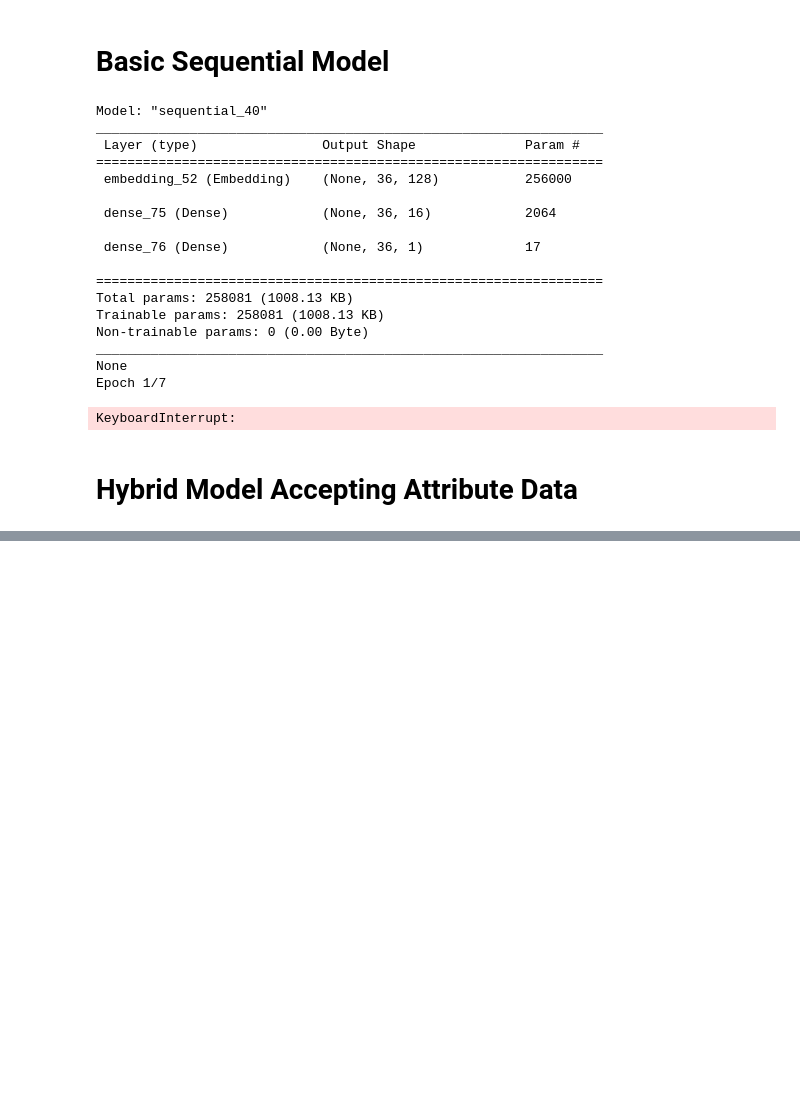
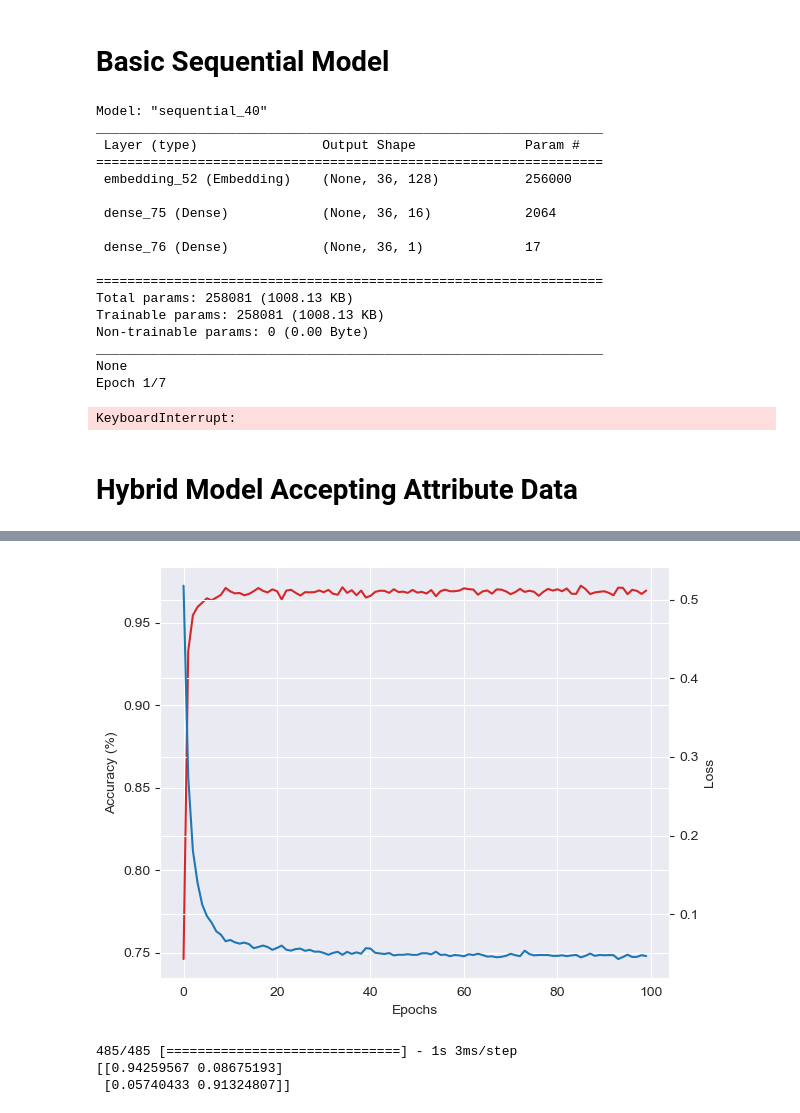
Before and after one commit to Jamie-n/Masters-Group-Project, a Jupyter notebook: model_train.ipynb, the cells around one changed output, grey strips where cells are left out. Drawn from its saved outputs; the diff is of its cells as text; code cells hidden in the pictures; blank space fills up the shorter version.

```diff
--- a/model_train.ipynb
+++ b/model_train.ipynb
@@ -80,8 +73,10 @@ mp.show()
 stop = stopwords.words('english')
 
 df = pd.read_csv("./datasets/train2Data.csv", encoding="utf-8", sep=',')
+df = df.sample(frac=1).reset_index(drop=True)
 
 df.rename(columns={'Tweets': 'text', ' Label': 'label'}, inplace=True)
+
 df['Message Size'] = df['text'].apply(lambda x: len(x))
 
 #Remove stopwords from the dataset
@@ -127,7 +122,7 @@ for index, row in df.iterrows():
     df.at[index, 'negative'] = sentiment['neg']
     df.at[index, 'neutral'] = sentiment['neu']
     df.at[index, 'positive'] = sentiment['pos']
-    df.at[index, 'compound'] = sentiment['compound']
+    #df.at[index, 'compound'] = sentiment['compound']
 # %% [output]
 Getting Fear
 Getting Anger
@@ -141,0 +148,6 @@ Getting Joy
+# %%
+##Split dataframe into testing and validation to ensure no leakage
+testing_dataframe = df.iloc[:10000]
+training_dataframe = df.iloc[10000:]
+
+testing_dataframe
@@ -273,3 +273,0 @@ _________________________________________________________________
-# %%
-H = model.fit(x=[X_train, X_train_attr], y=Y_train, validation_data=([X_test, X_test_attr], Y_test), epochs=30,
-              verbose=1, batch_size=16)
@@ -310,0 +488,34 @@ You must install pydot (`pip install pydot`) and install graphviz (see instructi
+# %%
+fig, ax1 = plt.subplots()
+
+color = 'tab:red'
+ax1.set_xlabel('Epochs')
+ax1.set_ylabel('Accuracy (%)')
+ax1.plot(H.history['binary_accuracy'], color=color)
+ax1.tick_params(axis='y')
+
+ax2 = ax1.twinx()
+
+color = 'tab:blue'
+ax2.set_ylabel('Loss')
+ax2.plot(H.history['loss'], color=color)
+ax2.tick_params(axis='y')
+
+fig.tight_layout()
+plt.show()
+# %% [output]
+[figure, added]
+# %%
+from sklearn.metrics import confusion_matrix, roc_curve
+from pandas import DataFrame
+
+prediction = model.predict([X_text_testing_dataframe, X_attr_testing_dataframe])
+DataFrame(prediction)
+
+result = confusion_matrix(Y_testing_dataframe, np.round(prediction).tolist(), normalize='pred')
+
+print(result)
+# %% [output]
+485/485 [==============================] - 1s 3ms/step
+[[0.94259567 0.08675193]
+ [0.05740433 0.91324807]]
```
Also changed, not shown: parts of 21 cells of this notebook.
